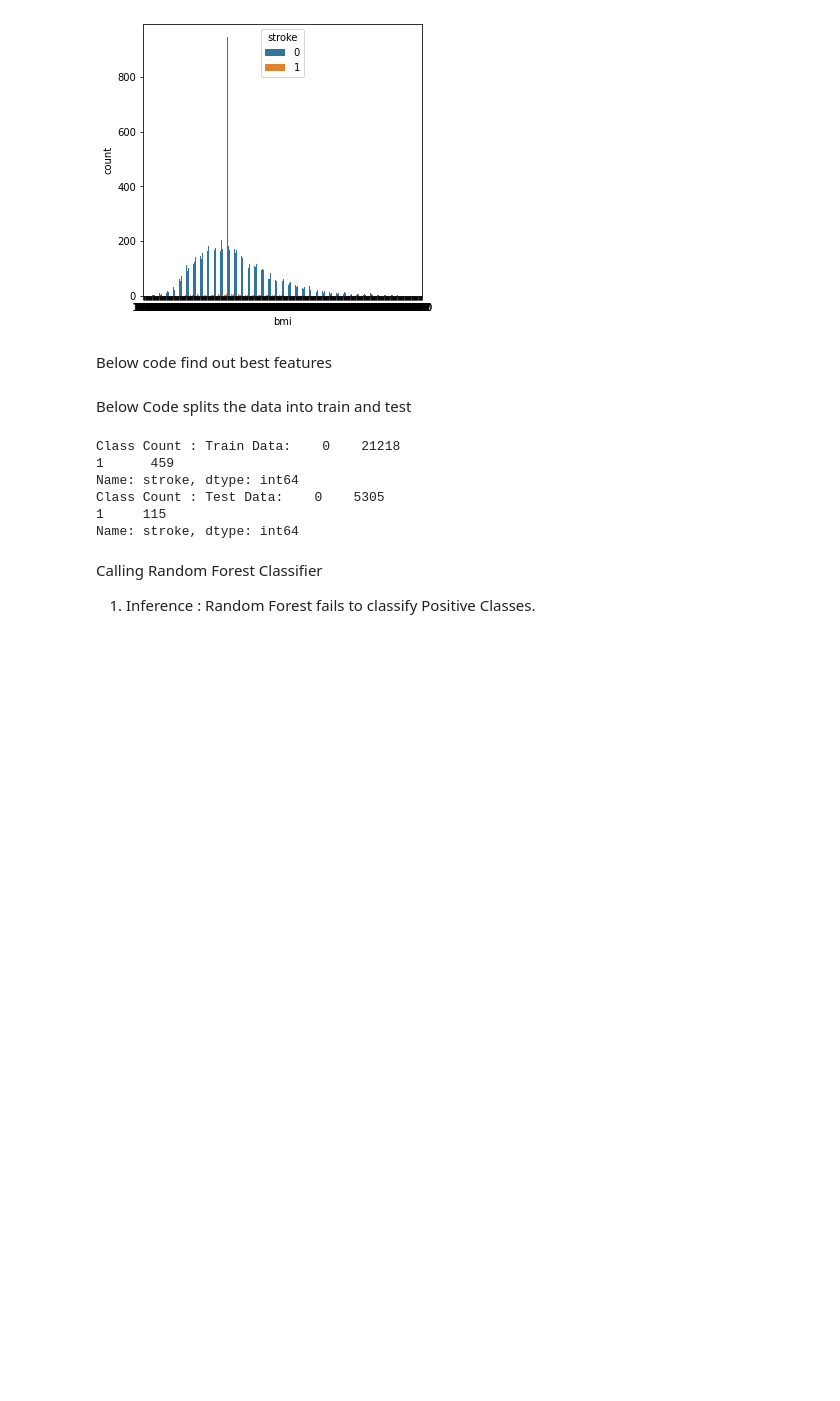
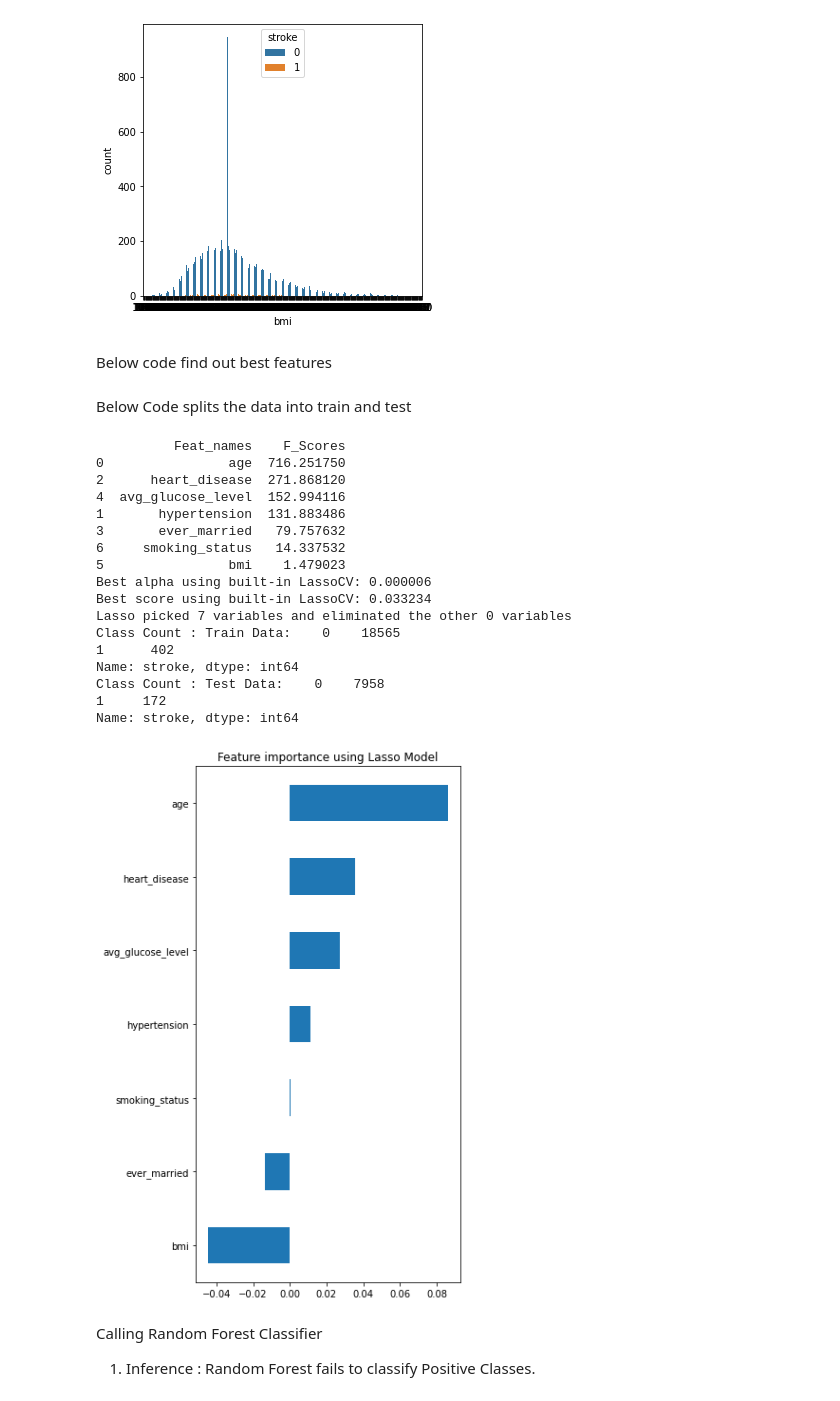
Before and after one commit to Manu-Anand/tf_certfication, a Jupyter notebook: stroke_ds.ipynb, the cells around one changed output. Saved outputs shown, nothing was run; the diff lists cells and outputs as text; code cells hidden in the pictures; blank space fills up the shorter version.

```diff
--- a/stroke_ds.ipynb
+++ b/stroke_ds.ipynb
@@ -196,34 +213,60 @@ ax = sns.countplot(x="bmi", data=stroke_data, hue="stroke")
 [figure]
 # %% [markdown]
 Below code find out best features
-# %%
-def best_features():
-  bestfeatures = SelectKBest(score_func=chi2, k=7)
-  fit = bestfeatures.fit(stroke_data_x,stroke_data_y)
-  scores = pd.DataFrame(fit.scores_)
-  columns = pd.DataFrame(fit.columns)
-  #concat two dataframes for better visualization
-  featureScores = pd.concat([columns,scores],axis=1)
-  featureScores.columns = ['Specs','Score']  #naming the dataframe columns
-  print(featureScores.nlargest(10,'Score'))  #print 10 best features
+# %%
+def best_features():
+
+  #7we select 7 features with top 7 Fisher scores
+  selector = SelectKBest(f_classif, k = 7)
+  X_new = selector.fit_transform(stroke_data_x, stroke_data_y)
+  names = stroke_data_x.columns.values[selector.get_support()]
+  scores = selector.scores_[selector.get_support()]
+  names_scores = list(zip(names, scores))
+  ns_df = pd.DataFrame(data = names_scores, columns=['Feat_names', 'F_Scores'])
+  ns_df_sorted = ns_df.sort_values(['F_Scores', 'Feat_names'], ascending = [False, True])
+  print(ns_df_sorted)
+
+  reg = LassoCV()
+  reg.fit(stroke_data_x, stroke_data_y)
+  print("Best alpha using built-in LassoCV: %f" % reg.alpha_)
+  print("Best score using built-in LassoCV: %f" %reg.score(stroke_data_x,stroke_data_y))
+  coef = pd.Series(reg.coef_, index = stroke_data_x.columns)
+
+  print("Lasso picked " + str(sum(coef != 0)) + " variables and eliminated the other " +  str(sum(coef == 0)) + " variables")
+  imp_coef = coef.sort_values()
+  import matplotlib
+  matplotlib.rcParams['figure.figsize'] = (5.0, 10.0)
+  imp_coef.plot(kind = "barh")
+  plt.title("Feature importance using Lasso Model")
 # %% [markdown]
 Below Code splits the data into train and test
 # %%
 # Split the data into predictors and target
-#best_features()
-x_train, x_test, y_train, y_test = train_test_split(stroke_data_x, stroke_data_y, test_size=0.2, random_state=0, stratify=stroke_data_y)
-#x_test_not_used,x_val,y_test_not_used,y_val = train_test_split(x_test, y_test, test_size=0.9, random_state=0, stratify=y_test)
+best_features()
+x_train, x_test, y_train, y_test = train_test_split(stroke_data_x, stroke_data_y, test_size=0.3, random_state=0, stratify=stroke_data_y)
 class_count = y_train.value_counts()
 print('Class Count : Train Data:   ',class_count)
 class_count = y_test.value_counts()
 print('Class Count : Test Data:   ',class_count)
 # %% [output]
-Class Count : Train Data:    0    21218
-1      459
+          Feat_names    F_Scores
+0                age  716.251750
+2      heart_disease  271.868120
+4  avg_glucose_level  152.994116
+1       hypertension  131.883486
+3       ever_married   79.757632
+6     smoking_status   14.337532
+5                bmi    1.479023
+Best alpha using built-in LassoCV: 0.000006
+Best score using built-in LassoCV: 0.033234
+Lasso picked 7 variables and eliminated the other 0 variables
+Class Count : Train Data:    0    18565
+1      402
 Name: stroke, dtype: int64
-Class Count : Test Data:    0    5305
-1     115
+Class Count : Test Data:    0    7958
+1     172
 Name: stroke, dtype: int64
+[figure, added]
 # %% [markdown]
 Calling Random Forest Classifier
 1. Inference : Random Forest fails to classify Positive Classes.
```
Also changed, not shown: parts of 12 cells of this notebook.
